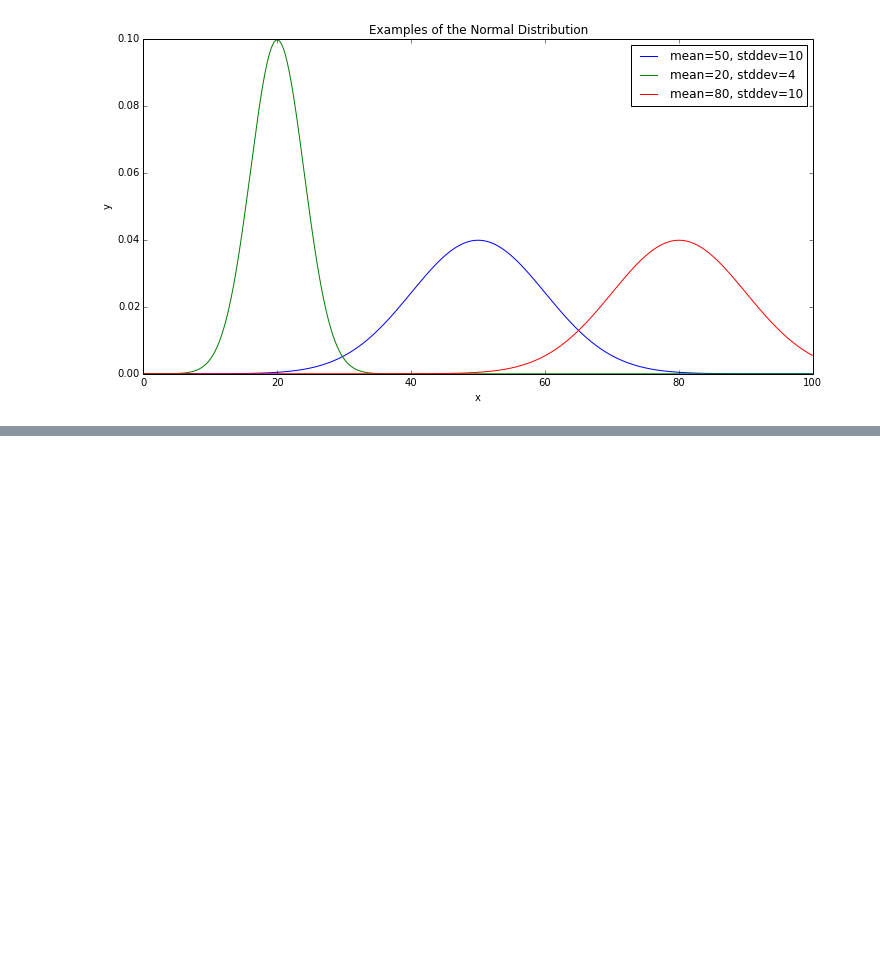
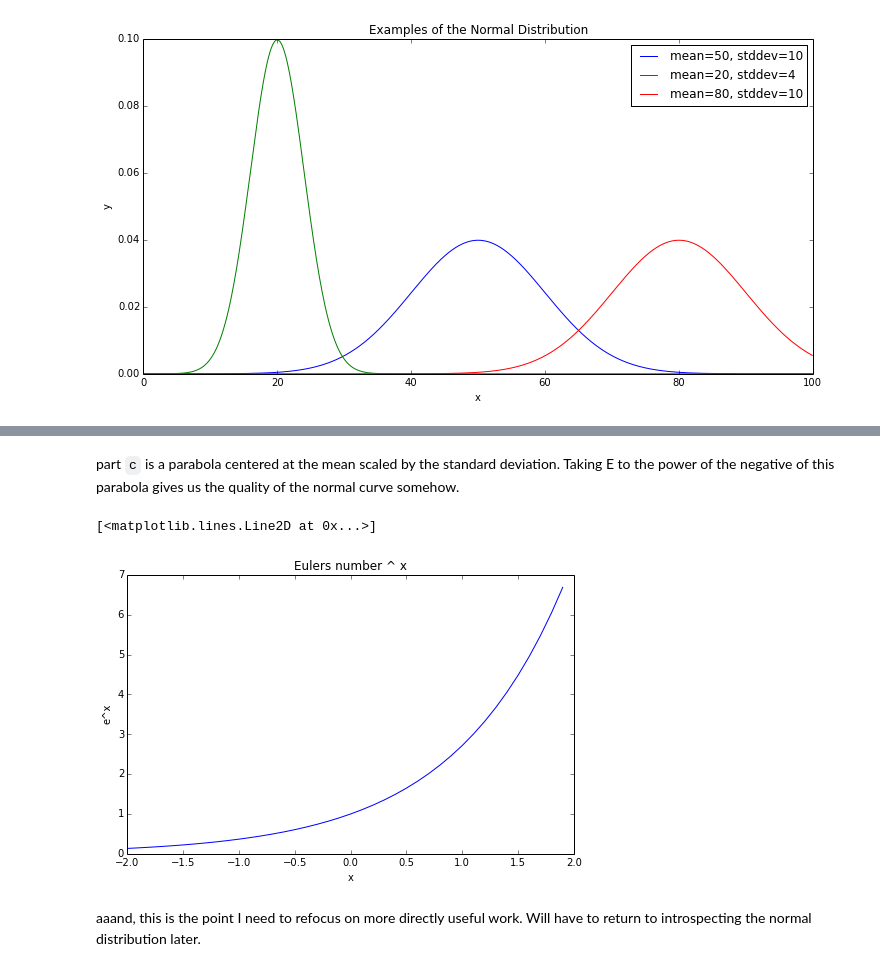
Before and after one commit to TheGrimmScientist/Snippets, a Jupyter notebook: NormalDistribution/NormalDistribution.ipynb, the cells around one changed output, grey strips where cells are left out. Drawn from its saved outputs; the diff is of its cells as text; code cells hidden in the pictures; blank space fills up the shorter version.

```diff
--- a/NormalDistribution/NormalDistribution.ipynb
+++ b/NormalDistribution/NormalDistribution.ipynb
@@ -48,0 +95,16 @@ legend()
+# %% [markdown]
+part `c` is a parabola centered at the mean scaled by the standard deviation.  Taking E to the power of the negative of this parabola gives us the quality of the normal curve somehow.
+# %%
+figure(4,figsize=(8,5))
+X = arange(-2,2,0.1)
+xlabel("x")
+ylabel("e^x")
+title("Eulers number ^ x")
+
+
+plot(X,[e**x for x in X])
+# %% [output]
+[<matplotlib.lines.Line2D at 0x...>]
+[figure, added]
+# %% [markdown]
+aaand, this is the point I need to refocus on more directly useful work.  Will have to return to introspecting the normal distribution later.
```
Also changed, not shown: parts of 4 cells of this notebook.
